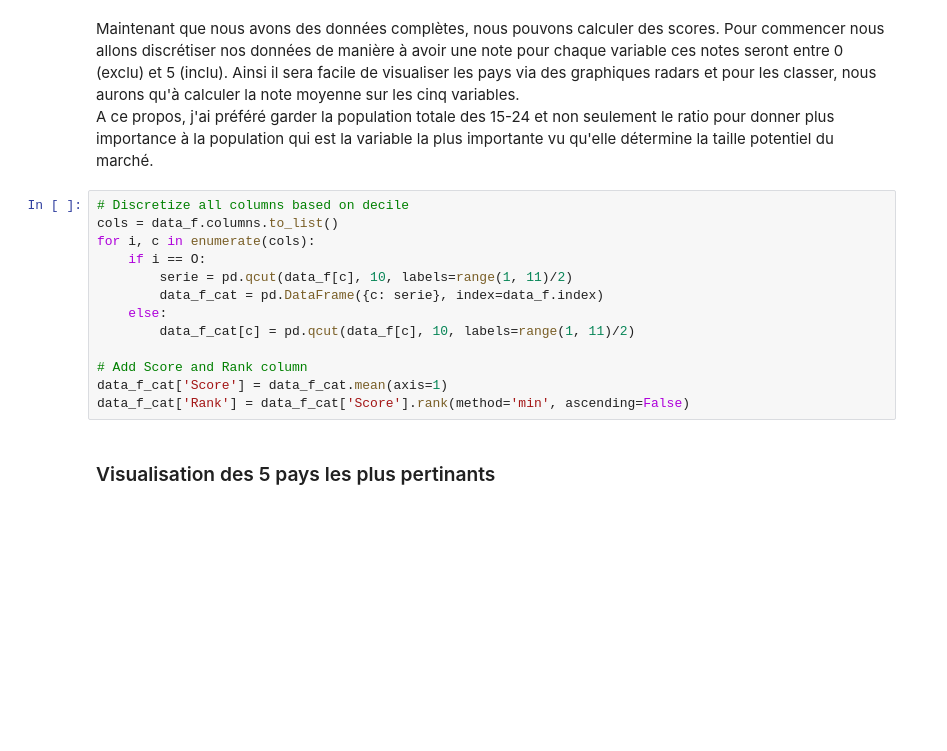
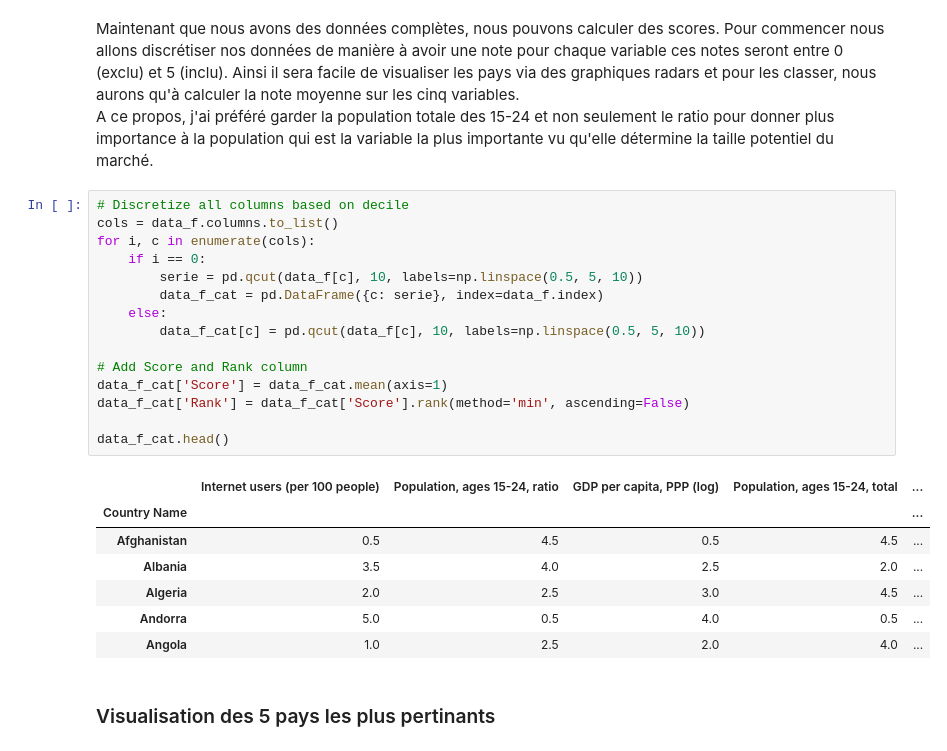
Before and after one commit to Pierre-Eloi/OC_DS_Project2, a Jupyter notebook: Project_2.ipynb, the cells around one changed output. Cells and saved outputs as stored; diff of their text form; blank space fills up the shorter version.

```diff
--- a/Project_2.ipynb
+++ b/Project_2.ipynb
@@ -406,16 +559,26 @@ A ce propos, j'ai préféré garder la population totale des 15-24 et non seulem
 # %%
 # Discretize all columns based on decile
 cols = data_f.columns.to_list()
 for i, c in enumerate(cols):
-    if i == O:
-        serie = pd.qcut(data_f[c], 10, labels=range(1, 11)/2)
+    if i == 0:
+        serie = pd.qcut(data_f[c], 10, labels=np.linspace(0.5, 5, 10))
         data_f_cat = pd.DataFrame({c: serie}, index=data_f.index)
     else:
-        data_f_cat[c] = pd.qcut(data_f[c], 10, labels=range(1, 11)/2)
+        data_f_cat[c] = pd.qcut(data_f[c], 10, labels=np.linspace(0.5, 5, 10))
 
 # Add Score and Rank column
 data_f_cat['Score'] = data_f_cat.mean(axis=1)
 data_f_cat['Rank'] = data_f_cat['Score'].rank(method='min', ascending=False)
+
+data_f_cat.head()
+# %% [output]
+|  | Internet users (per 100 people) | Population, ages 15-24, ratio | GDP per capita, PPP (log) | Population, ages 15-24, total | ... |
+| Country Name |  |  |  |  | ... |
+| Afghanistan | 0.5 | 4.5 | 0.5 | 4.5 | ... |
+| Albania | 3.5 | 4.0 | 2.5 | 2.0 | ... |
+| Algeria | 2.0 | 2.5 | 3.0 | 4.5 | ... |
+| Andorra | 5.0 | 0.5 | 4.0 | 0.5 | ... |
+| Angola | 1.0 | 2.5 | 2.0 | 4.0 | ... |
 # %% [markdown]
 ### Visualisation des 5 pays les plus pertinants
 # %%
```
Also changed, not shown: parts of 38 cells of this notebook, 1 other file.
